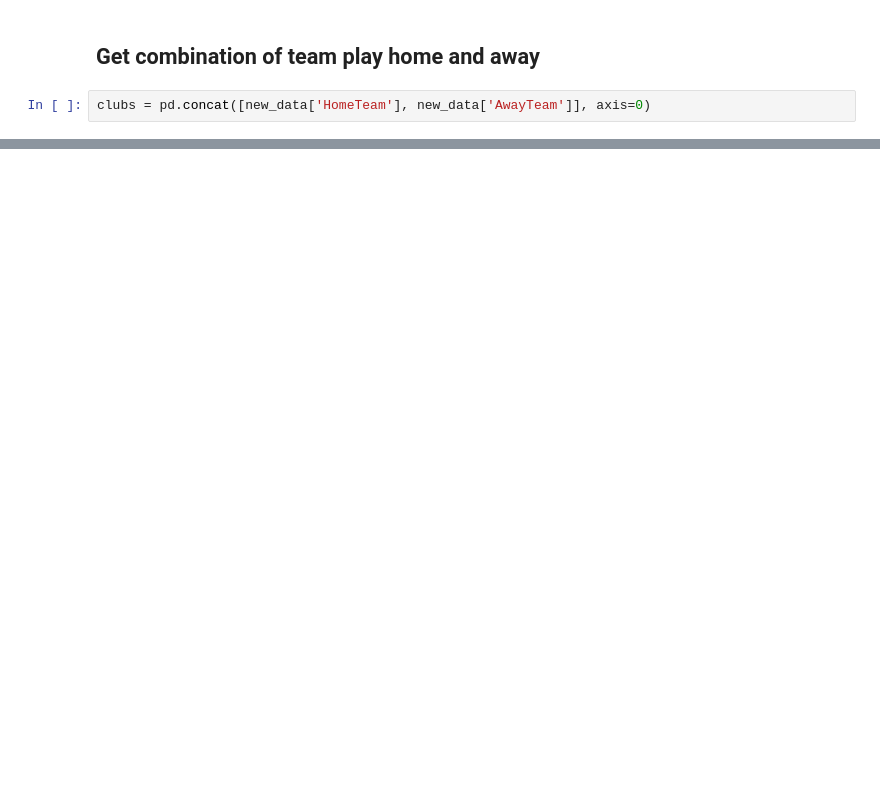
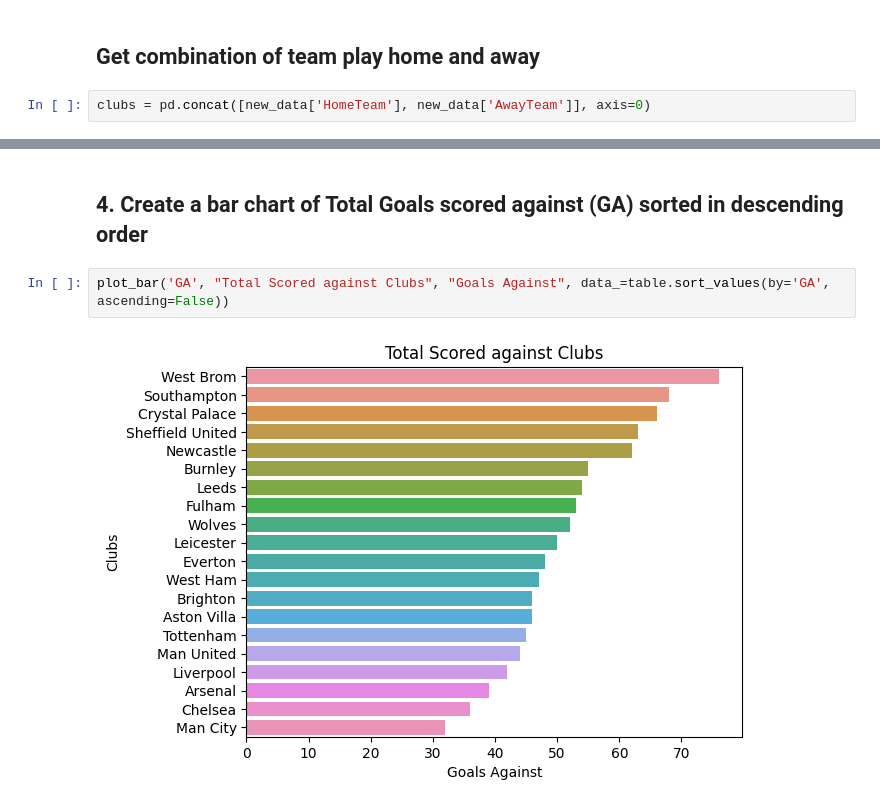
Before and after one commit to LuckyEjenaviSalomi/Data-Scientist, a Jupyter notebook: epl-data-analysis.ipynb, the cells around one changed output, grey strips where cells are left out. Saved outputs shown, nothing was run; the diff lists cells and outputs as text; blank space fills up the shorter version.

```diff
--- a/epl-data-analysis.ipynb
+++ b/epl-data-analysis.ipynb
@@ -74,0 +217,6 @@ table.head()
+# %% [markdown]
+## 4. Create a bar chart of Total Goals scored against (GA) sorted in descending order
+# %%
+plot_bar('GA', "Total Scored against Clubs", "Goals Against", data_=table.sort_values(by='GA', ascending=False))
+# %% [output]
+[figure, added]
```
Also changed, not shown: parts of 22 cells of this notebook.
